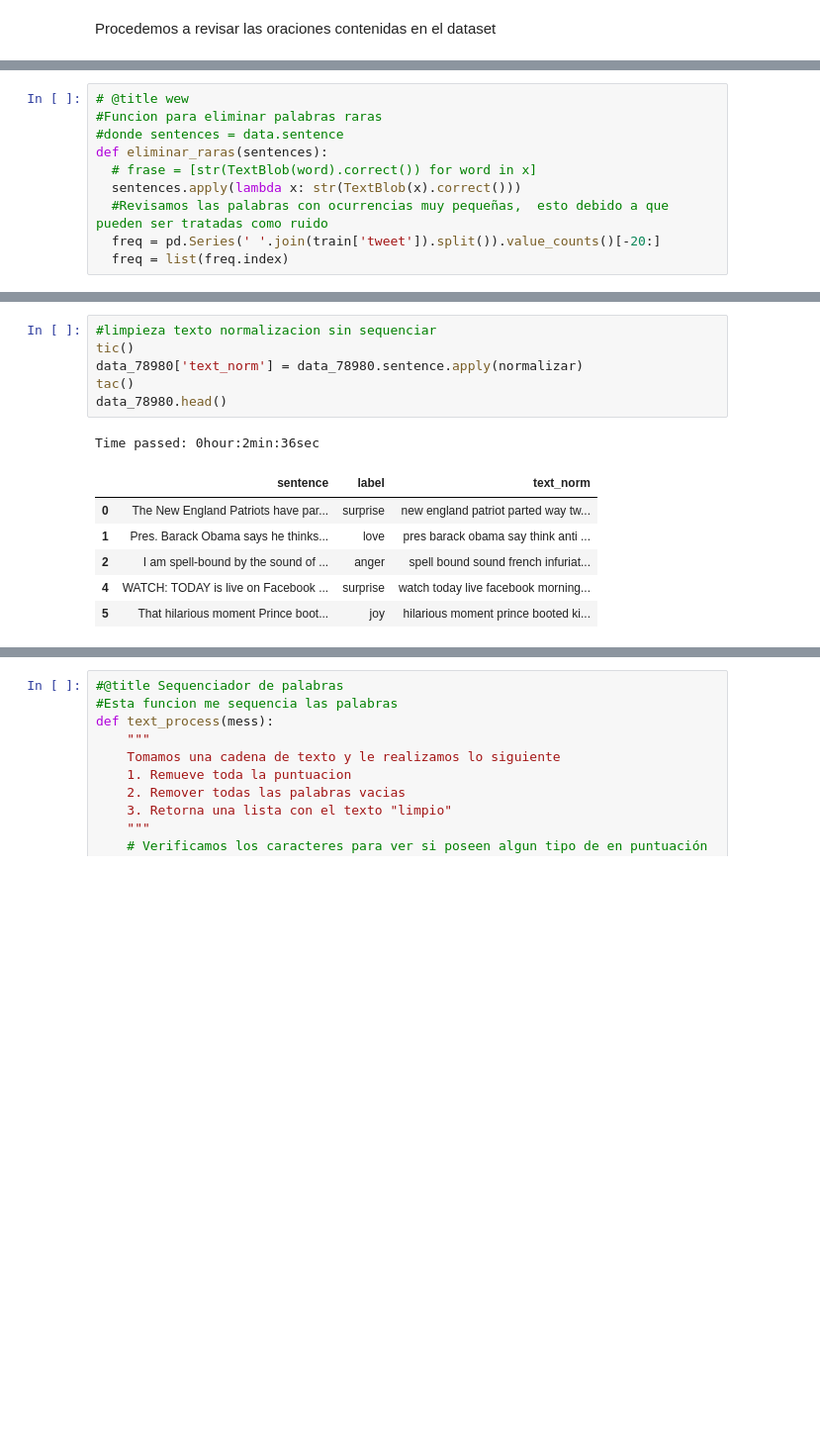
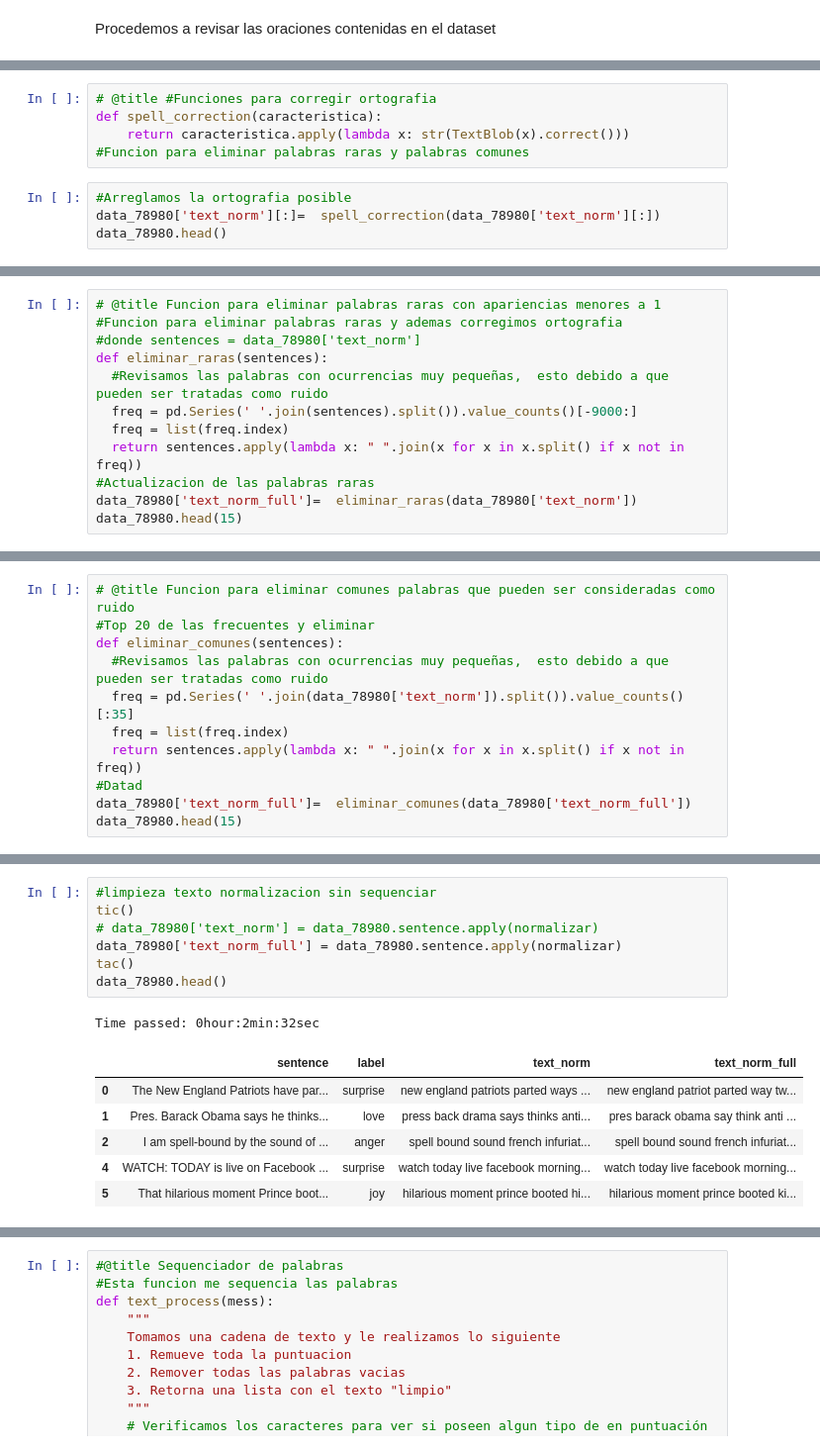
Before and after one commit to Jamf05/20201-ai2-class-project, a Jupyter notebook: notebook.ipynb, the cells around one changed output, grey strips where cells are left out. Shown: that part at 99% size. Drawn from its saved outputs; the diff is of its cells as text; blank space fills up the shorter version.

```diff
--- a/notebook.ipynb
+++ b/notebook.ipynb
@@ -611,0 +676,9 @@ def normalizar(tweet):
+# %%
+# @title #Funciones para corregir ortografia
+def spell_correction(caracteristica):
+    return caracteristica.apply(lambda x: str(TextBlob(x).correct()))
+#Funcion para eliminar palabras raras y palabras comunes
+# %%
+#Arreglamos la ortografia posible
+data_78980['text_norm'][:]=  spell_correction(data_78980['text_norm'][:])
+data_78980.head()
@@ -612,10 +692,12 @@ def normalizar(tweet):
 # %%
-# @title wew
-#Funcion para eliminar palabras raras
-#donde sentences = data.sentence
+# @title Funcion para eliminar palabras raras con apariencias menores a 1
+#Funcion para eliminar palabras raras y ademas corregimos ortografia
+#donde sentences = data_78980['text_norm']
 def eliminar_raras(sentences):
-  # frase = [str(TextBlob(word).correct()) for word in x]
-  sentences.apply(lambda x: str(TextBlob(x).correct()))
   #Revisamos las palabras con ocurrencias muy pequeñas,  esto debido a que pueden ser tratadas como ruido
-  freq = pd.Series(' '.join(train['tweet']).split()).value_counts()[-20:]
+  freq = pd.Series(' '.join(sentences).split()).value_counts()[-9000:]
   freq = list(freq.index)
+  return sentences.apply(lambda x: " ".join(x for x in x.split() if x not in freq))
+#Actualizacion de las palabras raras
+data_78980['text_norm_full']=  eliminar_raras(data_78980['text_norm'])
+data_78980.head(15)
@@ -621,0 +721,11 @@ def eliminar_raras(sentences):
+# %%
+# @title Funcion para eliminar comunes palabras que pueden ser consideradas como ruido
+#Top 20 de las frecuentes y eliminar
+def eliminar_comunes(sentences):
+  #Revisamos las palabras con ocurrencias muy pequeñas,  esto debido a que pueden ser tratadas como ruido
+  freq = pd.Series(' '.join(data_78980['text_norm']).split()).value_counts()[:35]
+  freq = list(freq.index)
+  return sentences.apply(lambda x: " ".join(x for x in x.split() if x not in freq))
+#Datad
+data_78980['text_norm_full']=  eliminar_comunes(data_78980['text_norm_full'])
+data_78980.head(15)
@@ -622,14 +749,15 @@ def eliminar_raras(sentences):
 # %%
 #limpieza texto normalizacion sin sequenciar
 tic()
-data_78980['text_norm'] = data_78980.sentence.apply(normalizar)
+# data_78980['text_norm'] = data_78980.sentence.apply(normalizar)
+data_78980['text_norm_full'] = data_78980.sentence.apply(normalizar)
 tac()
 data_78980.head()
 # %% [output]
-Time passed: 0hour:2min:36sec
+Time passed: 0hour:2min:32sec
-|  | sentence | label | text_norm |
-| 0 | The New England Patriots have par... | surprise | new england patriot parted way tw... |
-| 1 | Pres. Barack Obama says he thinks... | love | pres barack obama say think anti ... |
-| 2 | I am spell-bound by the sound of ... | anger | spell bound sound french infuriat... |
-| 4 | WATCH: TODAY is live on Facebook ... | surprise | watch today live facebook morning... |
-| 5 | That hilarious moment Prince boot... | joy | hilarious moment prince booted ki... |
+|  | sentence | label | text_norm | text_norm_full |
+| 0 | The New England Patriots have par... | surprise | new england patriots parted ways ... | new england patriot parted way tw... |
+| 1 | Pres. Barack Obama says he thinks... | love | press back drama says thinks anti... | pres barack obama say think anti ... |
+| 2 | I am spell-bound by the sound of ... | anger | spell bound sound french infuriat... | spell bound sound french infuriat... |
+| 4 | WATCH: TODAY is live on Facebook ... | surprise | watch today live facebook morning... | watch today live facebook morning... |
+| 5 | That hilarious moment Prince boot... | joy | hilarious moment prince booted hi... | hilarious moment prince booted ki... |
```
Also changed, not shown: parts of 86 cells of this notebook.
